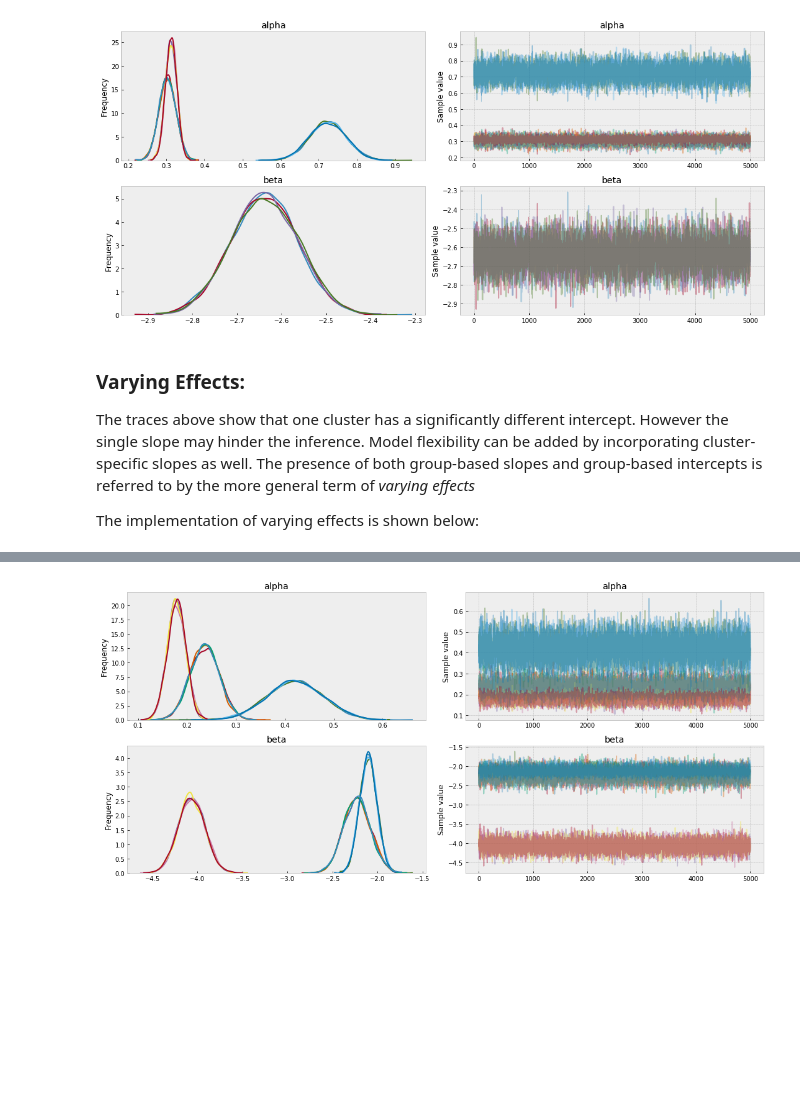
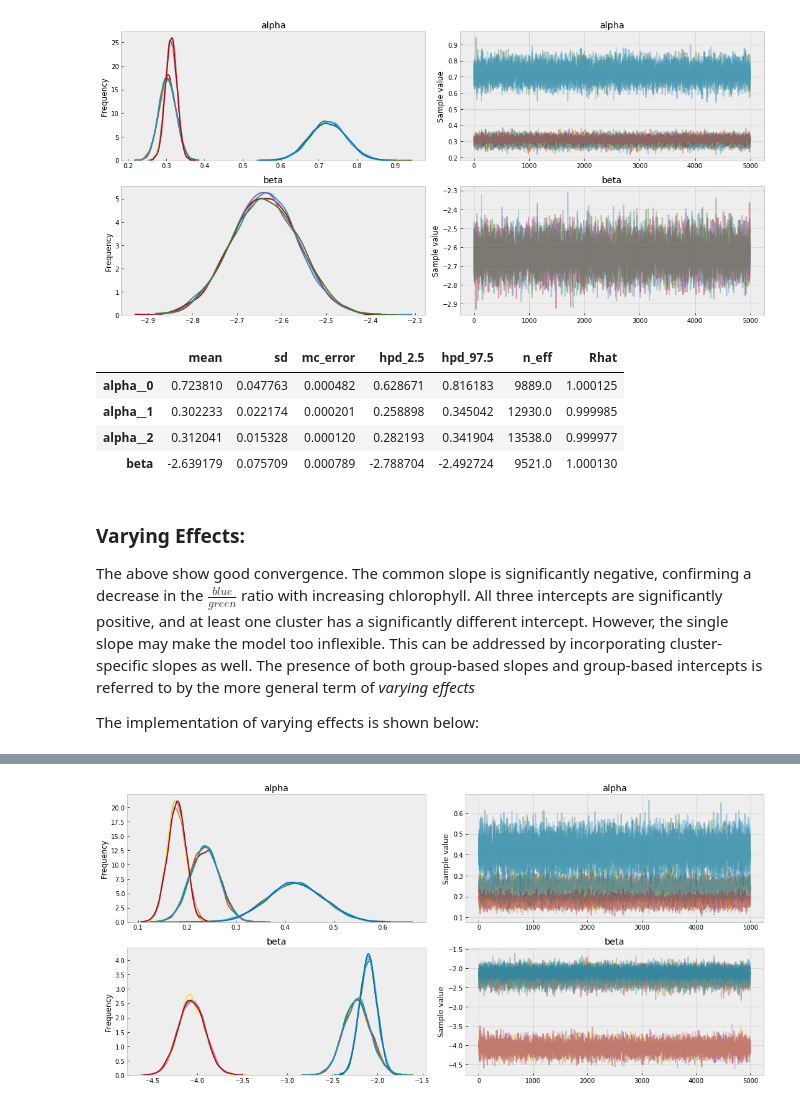
Before and after one commit to madHatter106/Bayesian-Chlorophyll, a Jupyter notebook: Bayesian Modeling for Oceanographers - 3 - Hierarchical models & varying effects.ipynb, the cells around one changed output, grey strips where cells are left out. Cells and saved outputs as stored; diff of their text form; code cells hidden in the pictures; blank space fills up the shorter version.

```diff
--- a/Bayesian Modeling for Oceanographers - 3 - Hierarchical models & varying effects.ipynb
+++ b/Bayesian Modeling for Oceanographers - 3 - Hierarchical models & varying effects.ipynb
@@ -186,10 +221,18 @@ NUTS: [sigma_log__, beta, alpha]
 pm.traceplot(trace_m_vi, varnames=['alpha', 'beta'], figsize=(15, 7));
 # %% [output]
 [figure]
+# %%
+pm.summary(trace_m_vi, varnames=['alpha', 'beta'])
+# %% [output]
+|  | mean | sd | mc_error | hpd_2.5 | hpd_97.5 | n_eff | Rhat |
+| alpha__0 | 0.723810 | 0.047763 | 0.000482 | 0.628671 | 0.816183 | 9889.0 | 1.000125 |
+| alpha__1 | 0.302233 | 0.022174 | 0.000201 | 0.258898 | 0.345042 | 12930.0 | 0.999985 |
+| alpha__2 | 0.312041 | 0.015328 | 0.000120 | 0.282193 | 0.341904 | 13538.0 | 0.999977 |
+| beta | -2.639179 | 0.075709 | 0.000789 | -2.788704 | -2.492724 | 9521.0 | 1.000130 |
 # %% [markdown]
 ### Varying Effects:
 
-The traces above show that one cluster has a significantly different intercept. However the single slope may hinder the inference. Model flexibility can be added by incorporating cluster-specific slopes as well. The presence of both group-based slopes and group-based intercepts is referred to by the more general term of *varying effects*
+The above show good convergence. The common slope is significantly negative, confirming a decrease in the $\frac{blue}{green}$ ratio with increasing chlorophyll. All three intercepts are significantly positive, and at least one cluster has a significantly different intercept. However, the single slope may make the model too inflexible. This can be addressed by incorporating cluster-specific slopes as well. The presence of both group-based slopes and group-based intercepts is referred to by the more general term of *varying effects*
 
 The implementation of varying effects is shown below:
 # %%
```
Also changed, not shown: parts of 14 cells of this notebook, 3 other files.
